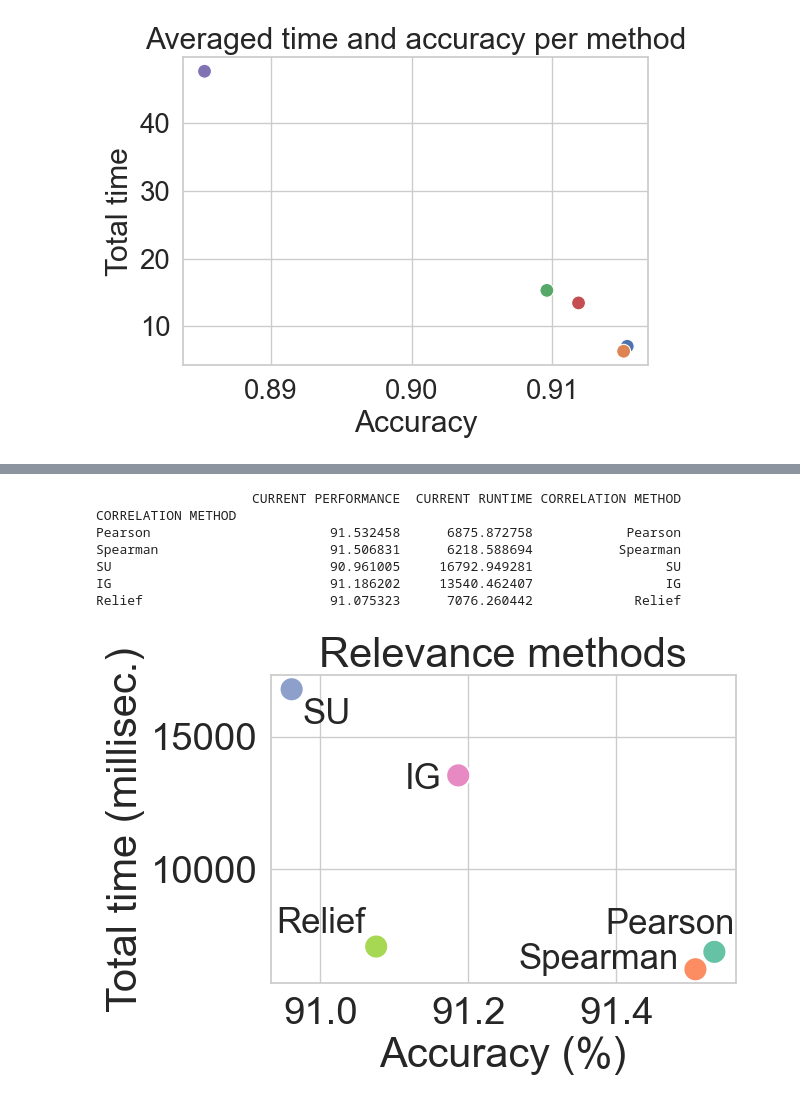
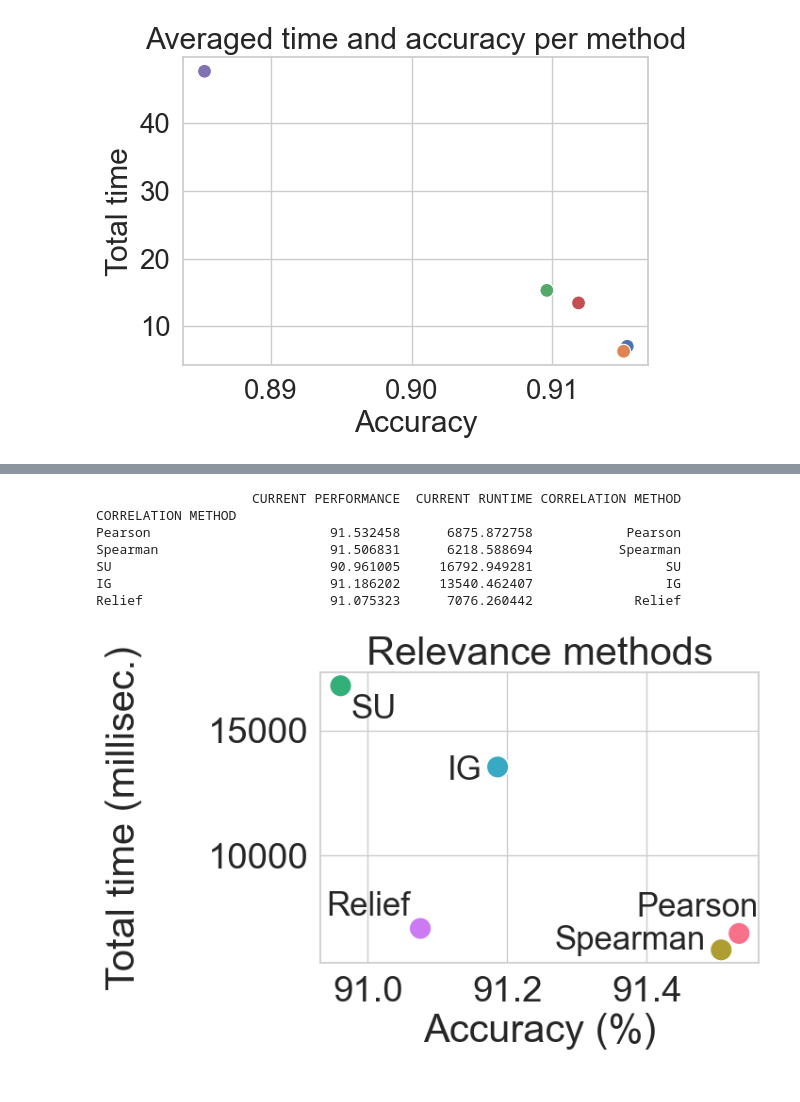
Before and after one commit to delftdata/bsc_research_project_q4_2023, a Jupyter notebook: correlation_based_feature_selection/src/autofeat_plots/visualisations.ipynb, the cells around one changed output, grey strips where cells are left out. Cells and saved outputs as stored; diff of their text form; code cells hidden in the pictures.

Commit message:
Add plot changes

```diff
--- a/correlation_based_feature_selection/src/autofeat_plots/visualisations.ipynb
+++ b/correlation_based_feature_selection/src/autofeat_plots/visualisations.ipynb
@@ -173,40 +233,41 @@ a['CORRELATION METHOD'] = ['Pearson', 'Spearman', 'SU', 'IG', 'Relief']
 
 print(a)
 
+# sns.color_palette("husl", 8)
 g = sns.scatterplot(
     data=a,
     x="CURRENT PERFORMANCE", y="CURRENT RUNTIME", hue='CORRELATION METHOD',
-    s=300, palette="Set2"
+    s=300, palette="husl"
 )
 
 for i, row in a[a['CORRELATION METHOD'].isin(['Pearson'])].iterrows():
     plt.annotate(row['CORRELATION METHOD'], (row['CURRENT PERFORMANCE'], row['CURRENT RUNTIME']), textcoords="offset points", xytext=(-32,13), ha='center', fontsize=25)
 
 for i, row in a[a['CORRELATION METHOD'].isin(['Spearman'])].iterrows():
     plt.annotate(row['CORRELATION METHOD'], (row['CURRENT PERFORMANCE'], row['CURRENT RUNTIME']), textcoords="offset points", xytext=(-70,0), ha='center', fontsize=25)
 
 for i, row in a[a['CORRELATION METHOD'].isin(['Relief'])].iterrows():
     plt.annotate(row['CORRELATION METHOD'], (row['CURRENT PERFORMANCE'], row['CURRENT RUNTIME']), textcoords="offset points", xytext=(-40,10), ha='center', fontsize=25)
 
 for i, row in a[a['CORRELATION METHOD'].isin(['SU'])].iterrows():
     plt.annotate(row['CORRELATION METHOD'], (row['CURRENT PERFORMANCE'], row['CURRENT RUNTIME']), textcoords="offset points", xytext=(25,-25), ha='center', fontsize=25)
 
 for i, row in a[a['CORRELATION METHOD'].isin(['IG'])].iterrows():
     plt.annotate(row['CORRELATION METHOD'], (row['CURRENT PERFORMANCE'], row['CURRENT RUNTIME']), textcoords="offset points", xytext=(-25,-10), ha='center', fontsize=25)
 
 g.set_ylabel('Total time (millisec.)')
 g.set_xlabel('Accuracy (%)')
 
 plt.legend([],[], frameon=False)
 
 plt.title('Relevance methods')
 plt.savefig('relevance_methods_performance.pdf', dpi=1200,bbox_inches="tight")
 # %% [output]
                     CURRENT PERFORMANCE  CURRENT RUNTIME CORRELATION METHOD
 CORRELATION METHOD
 Pearson                       91.532458      6875.872758            Pearson
 Spearman                      91.506831      6218.588694           Spearman
 SU                            90.961005     16792.949281                 SU
 IG                            91.186202     13540.462407                 IG
 Relief                        91.075323      7076.260442             Relief
-[figure, old version]
+[figure, new version]
```
Also changed, not shown: parts of 1 cell of this notebook, 2 other files.
